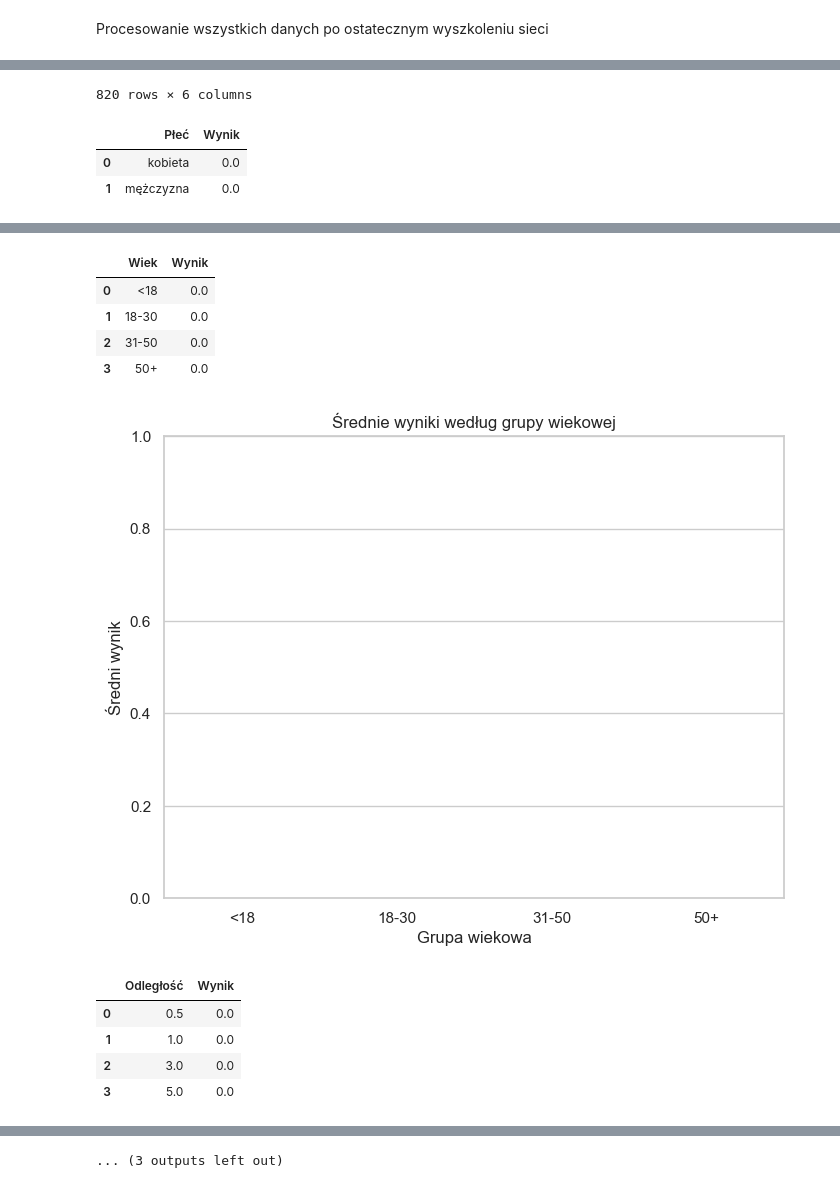
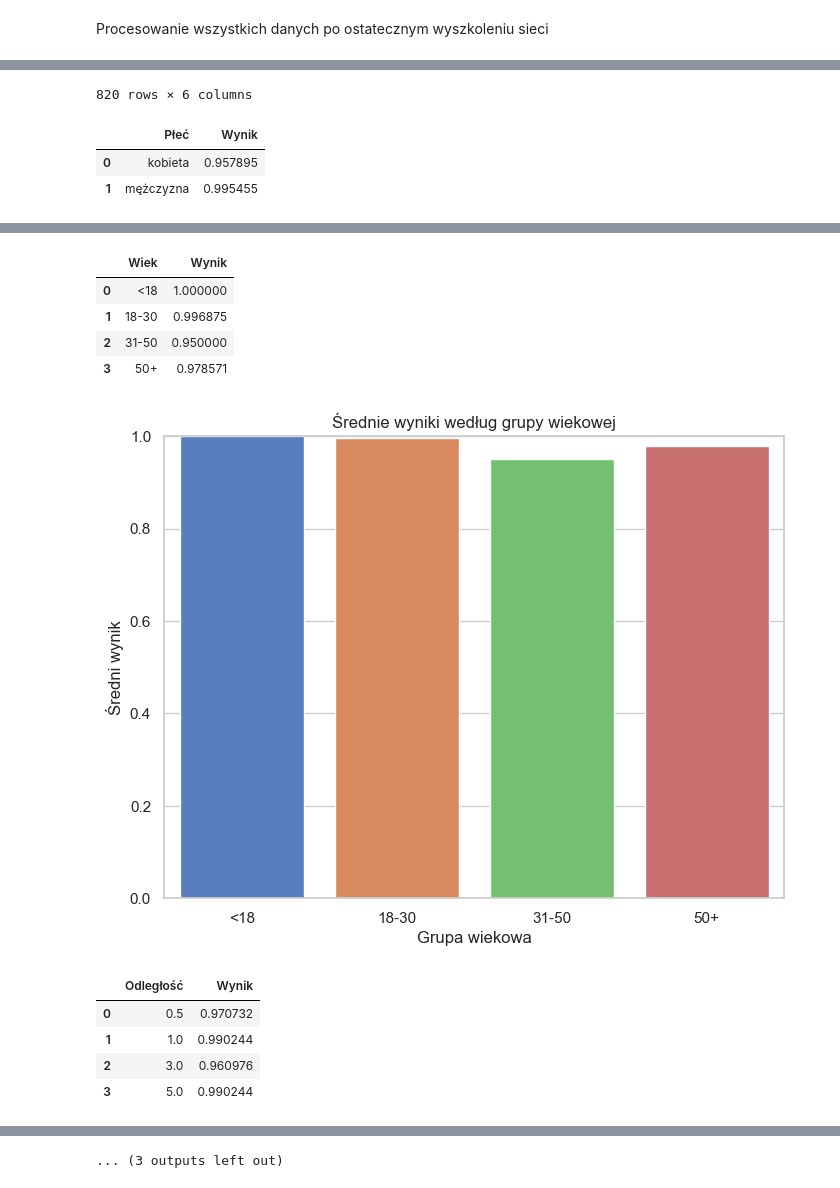
Before and after one commit to chwalap/nn-test, a Jupyter notebook: Results.ipynb, the cells around one changed output, grey strips where cells are left out. Drawn from its saved outputs; the diff is of its cells as text; code cells hidden in the pictures.

Commit message:
[NN-TEST] Notebook refactoring part #2; rerun scripts; update models

```diff
--- a/Results.ipynb
+++ b/Results.ipynb
@@ -590,7 +589,7 @@ Combined results saved in data/new_recordings/combined_results.csv
 # %% [markdown]
 Procesowanie wszystkich danych po ostatecznym wyszkoleniu sieci
 # %%
-model_final = create_model(MODEL_PATH) #FINAL_PATH)
+model_final = create_model(MODEL_FINAL_PATH)
 process_recordings(ALL_RECORDINGS_PATH, model_final)
 # %% [output]
 Processing a5c51501-421d-49e9-9514-29aaa09f9fd1
@@ -625,4 +624,4 @@ Combined results saved in data/all_recordings/combined_results.csv
 820 rows × 6 columns
 |  | Płeć | Wynik |
-| 0 | kobieta | 0.0 |
-| 1 | mężczyzna | 0.0 |
+| 0 | kobieta | 0.957895 |
+| 1 | mężczyzna | 0.995455 |
@@ -630,11 +629,11 @@ Combined results saved in data/all_recordings/combined_results.csv
 |  | Wiek | Wynik |
-| 0 | <18 | 0.0 |
-| 1 | 18-30 | 0.0 |
-| 2 | 31-50 | 0.0 |
-| 3 | 50+ | 0.0 |
+| 0 | <18 | 1.000000 |
+| 1 | 18-30 | 0.996875 |
+| 2 | 31-50 | 0.950000 |
+| 3 | 50+ | 0.978571 |
-[figure, old version]
+[figure, new version]
 |  | Odległość | Wynik |
-| 0 | 0.5 | 0.0 |
-| 1 | 1.0 | 0.0 |
-| 2 | 3.0 | 0.0 |
-| 3 | 5.0 | 0.0 |
+| 0 | 0.5 | 0.970732 |
+| 1 | 1.0 | 0.990244 |
+| 2 | 3.0 | 0.960976 |
+| 3 | 5.0 | 0.990244 |
```
Also changed, not shown: parts of 3 cells of this notebook, 52 other files.
